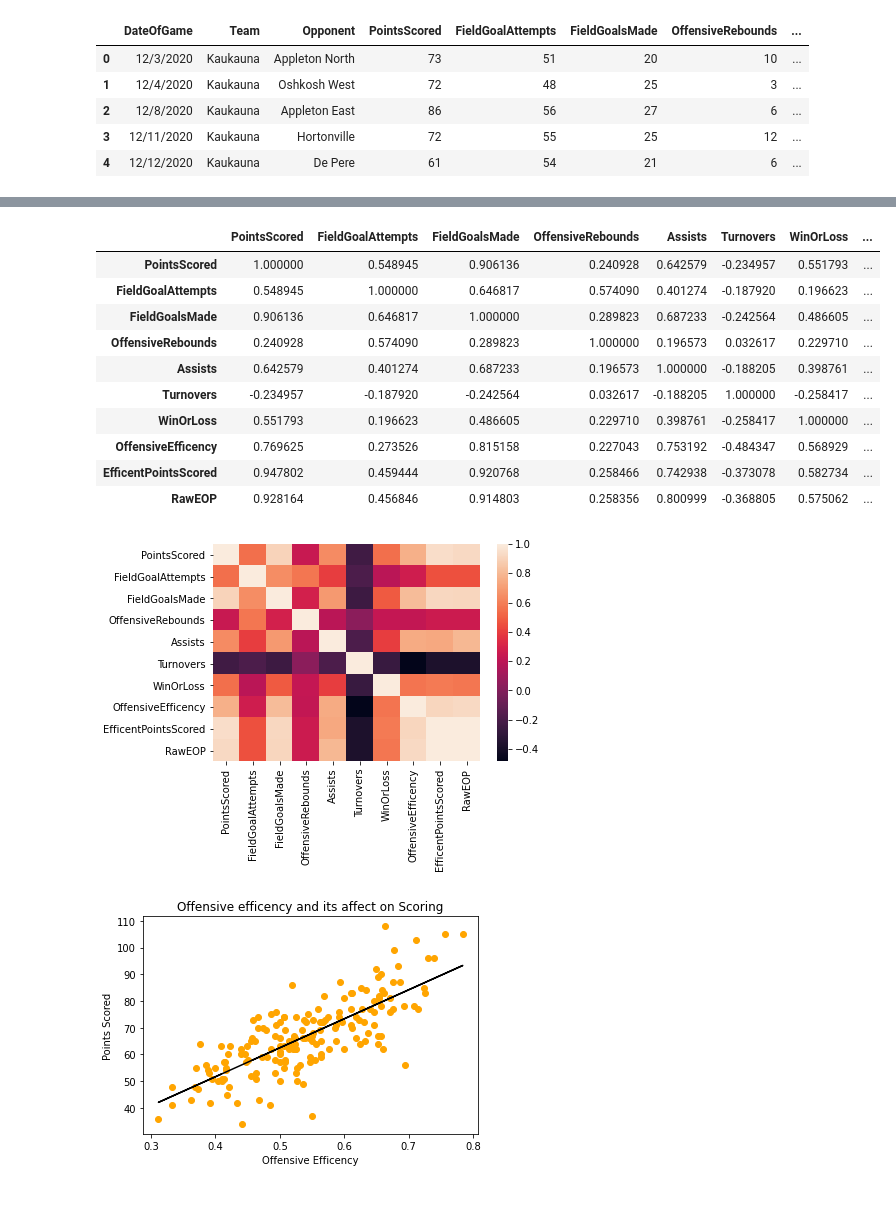
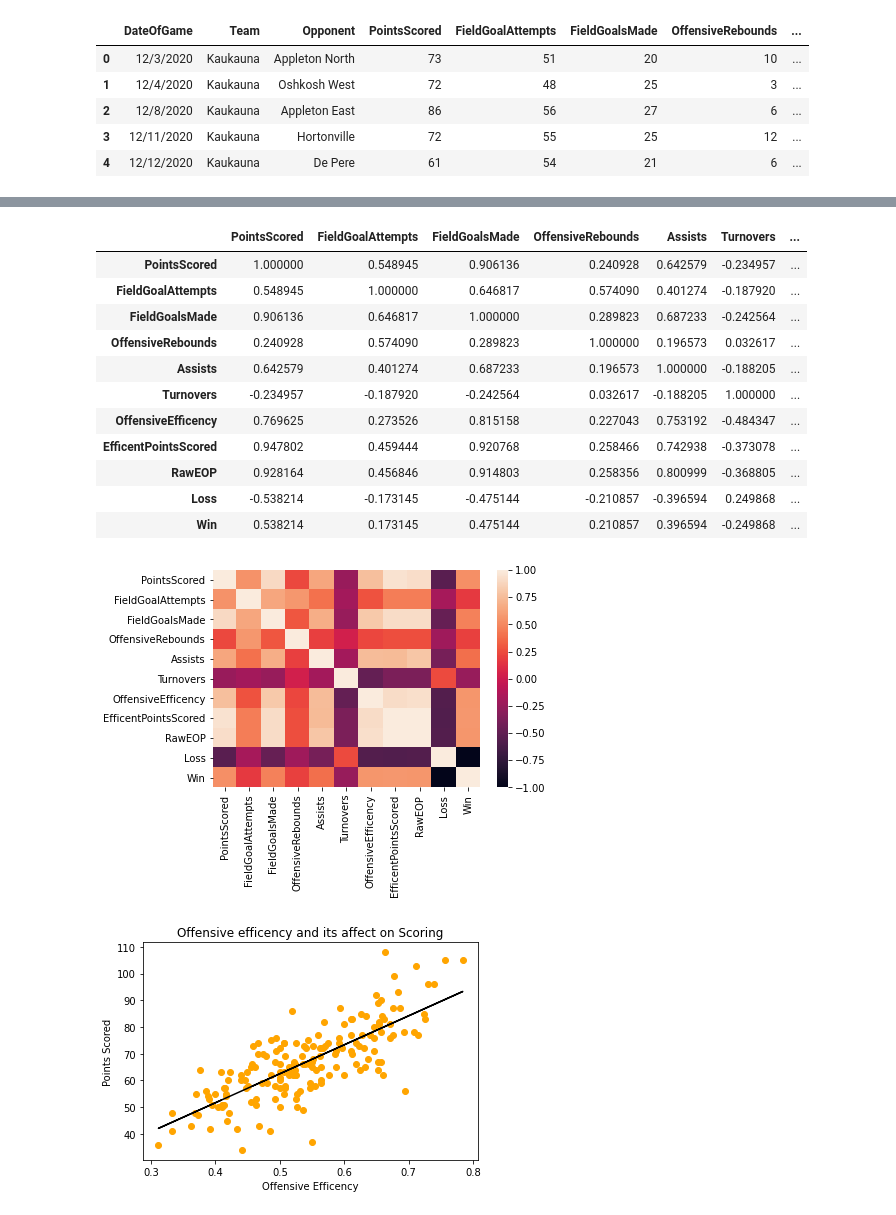
Before and after one commit to jreckin/FunAnalyticalStuff, a Jupyter notebook: offensive_efficency.ipynb, the cells around one changed output, grey strips where cells are left out. Saved outputs shown, nothing was run; the diff lists cells and outputs as text; code cells hidden in the pictures.

```diff
--- a/offensive_efficency.ipynb
+++ b/offensive_efficency.ipynb
@@ -19,3 +19,7 @@ efficency_fva.head()
 | 2 | 12/8/2020 | Kaukauna | Appleton East | 86 | 56 | 27 | 6 | ... |
 | 3 | 12/11/2020 | Kaukauna | Hortonville | 72 | 55 | 25 | 12 | ... |
 | 4 | 12/12/2020 | Kaukauna | De Pere | 61 | 54 | 21 | 6 | ... |
+# %%
+dummy = pd.get_dummies(efficency_fva['WinOrLoss'])
+efficency_fva = pd.concat([efficency_fva, dummy], axis = 1)
+efficency_fva.head()
@@ -22,3 +33,3 @@ efficency_fva.head()
 # %%
 # Create table with numeric values
-efficency_fva_numeric = efficency_fva.drop(columns = ['DateOfGame', 'Team ', 'Opponent'], axis = 1)
+efficency_fva_num = efficency_fva.drop(columns = ['DateOfGame', 'Team', 'Opponent', 'WinOrLoss'], axis = 1)
@@ -55,22 +75,23 @@ for i in range(len(cols)):
 # %%
 # Correlations
-efficency_fva_numeric.corr()
+efficency_fva_num.corr()
 # %% [output]
-|  | PointsScored | FieldGoalAttempts | FieldGoalsMade | OffensiveRebounds | Assists | Turnovers | WinOrLoss | ... |
-| PointsScored | 1.000000 | 0.548945 | 0.906136 | 0.240928 | 0.642579 | -0.234957 | 0.551793 | ... |
-| FieldGoalAttempts | 0.548945 | 1.000000 | 0.646817 | 0.574090 | 0.401274 | -0.187920 | 0.196623 | ... |
-| FieldGoalsMade | 0.906136 | 0.646817 | 1.000000 | 0.289823 | 0.687233 | -0.242564 | 0.486605 | ... |
-| OffensiveRebounds | 0.240928 | 0.574090 | 0.289823 | 1.000000 | 0.196573 | 0.032617 | 0.229710 | ... |
-| Assists | 0.642579 | 0.401274 | 0.687233 | 0.196573 | 1.000000 | -0.188205 | 0.398761 | ... |
-| Turnovers | -0.234957 | -0.187920 | -0.242564 | 0.032617 | -0.188205 | 1.000000 | -0.258417 | ... |
-| WinOrLoss | 0.551793 | 0.196623 | 0.486605 | 0.229710 | 0.398761 | -0.258417 | 1.000000 | ... |
-| OffensiveEfficency | 0.769625 | 0.273526 | 0.815158 | 0.227043 | 0.753192 | -0.484347 | 0.568929 | ... |
-| EfficentPointsScored | 0.947802 | 0.459444 | 0.920768 | 0.258466 | 0.742938 | -0.373078 | 0.582734 | ... |
-| RawEOP | 0.928164 | 0.456846 | 0.914803 | 0.258356 | 0.800999 | -0.368805 | 0.575062 | ... |
+|  | PointsScored | FieldGoalAttempts | FieldGoalsMade | OffensiveRebounds | Assists | Turnovers | ... |
+| PointsScored | 1.000000 | 0.548945 | 0.906136 | 0.240928 | 0.642579 | -0.234957 | ... |
+| FieldGoalAttempts | 0.548945 | 1.000000 | 0.646817 | 0.574090 | 0.401274 | -0.187920 | ... |
+| FieldGoalsMade | 0.906136 | 0.646817 | 1.000000 | 0.289823 | 0.687233 | -0.242564 | ... |
+| OffensiveRebounds | 0.240928 | 0.574090 | 0.289823 | 1.000000 | 0.196573 | 0.032617 | ... |
+| Assists | 0.642579 | 0.401274 | 0.687233 | 0.196573 | 1.000000 | -0.188205 | ... |
+| Turnovers | -0.234957 | -0.187920 | -0.242564 | 0.032617 | -0.188205 | 1.000000 | ... |
+| OffensiveEfficency | 0.769625 | 0.273526 | 0.815158 | 0.227043 | 0.753192 | -0.484347 | ... |
+| EfficentPointsScored | 0.947802 | 0.459444 | 0.920768 | 0.258466 | 0.742938 | -0.373078 | ... |
+| RawEOP | 0.928164 | 0.456846 | 0.914803 | 0.258356 | 0.800999 | -0.368805 | ... |
+| Loss | -0.538214 | -0.173145 | -0.475144 | -0.210857 | -0.396594 | 0.249868 | ... |
+| Win | 0.538214 | 0.173145 | 0.475144 | 0.210857 | 0.396594 | -0.249868 | ... |
 # %%
 # Correlation heatmap
-sns.heatmap(efficency_fva_numeric.corr());
+sns.heatmap(efficency_fva_num.corr());
 # %% [output]
-[figure, old version]
+[figure, new version]
 # %%
 # Create linear regression line for offensive efficency and points scored
```
Also changed, not shown: parts of 55 cells of this notebook, 2 other files.
